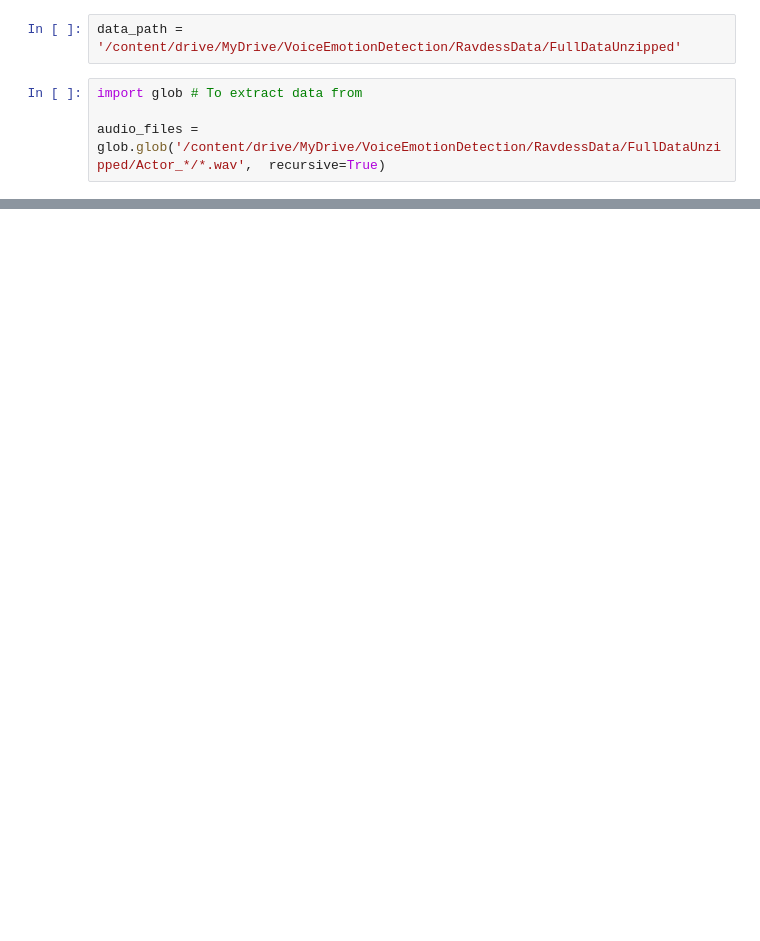
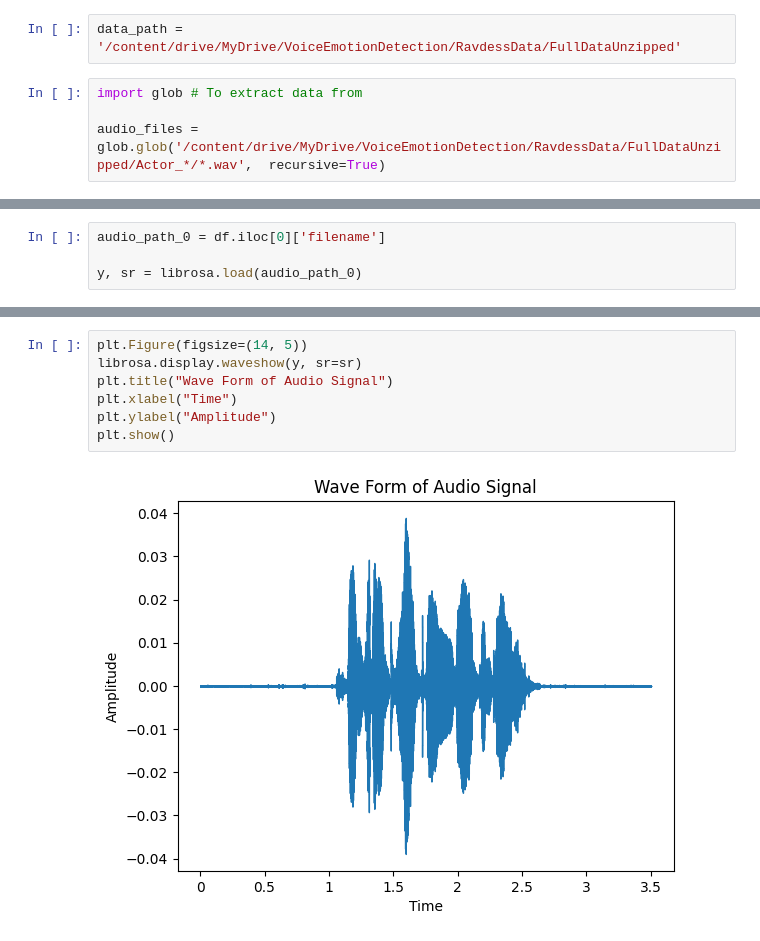
Before and after one commit to Wayn-Git/VoiceEmotionDetector, a Jupyter notebook: Notebook/MentalHealthSpeechAnalysis.ipynb, the cells around one changed output, grey strips where cells are left out. Cells and saved outputs as stored; diff of their text form; blank space fills up the shorter version.

```diff
--- a/Notebook/MentalHealthSpeechAnalysis.ipynb
+++ b/Notebook/MentalHealthSpeechAnalysis.ipynb
@@ -180,0 +183,4 @@ df
+# %%
+audio_path_0 = df.iloc[0]['filename']
+
+y, sr = librosa.load(audio_path_0)
@@ -180,0 +191,9 @@ df
+# %%
+plt.Figure(figsize=(14, 5))
+librosa.display.waveshow(y, sr=sr)
+plt.title("Wave Form of Audio Signal")
+plt.xlabel("Time")
+plt.ylabel("Amplitude")
+plt.show()
+# %% [output]
+[figure, added]
```
Also changed, not shown: parts of 20 cells of this notebook.
